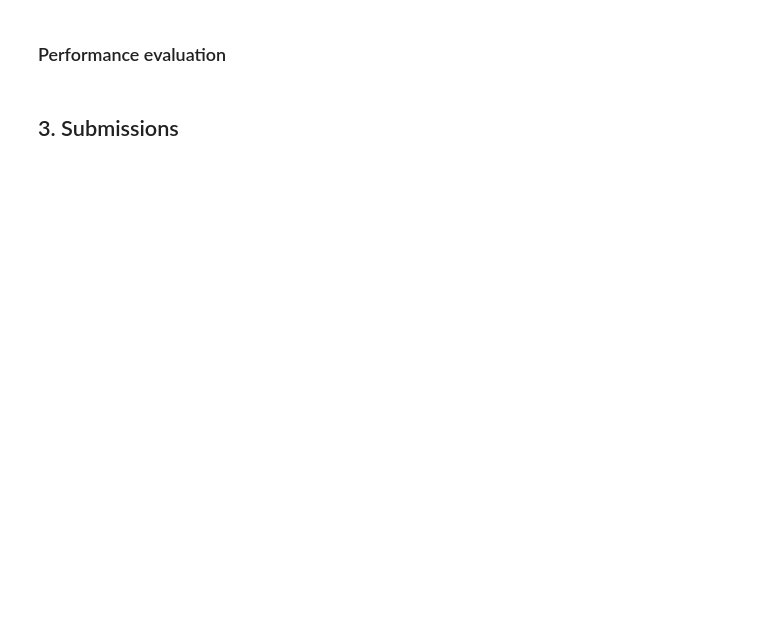
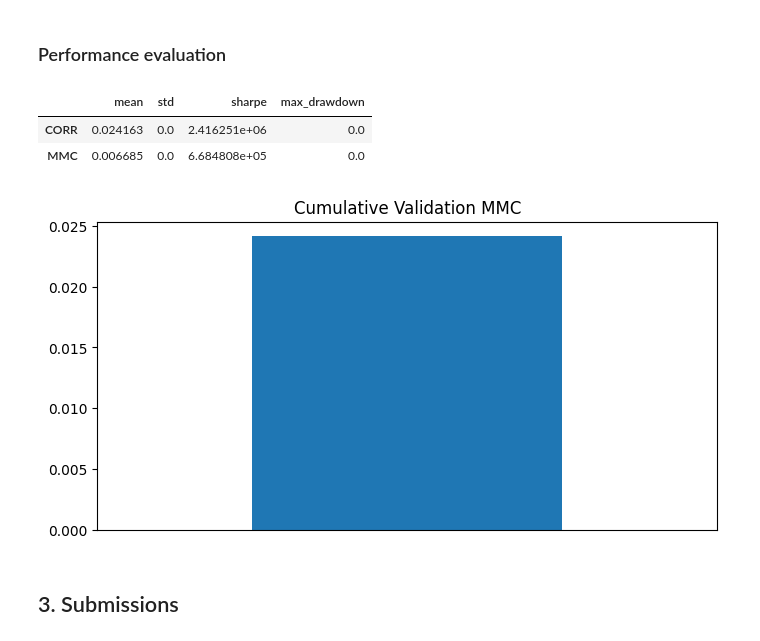
Before and after one commit to davidoggo/my-callback-page, a Jupyter notebook: hello_numerai.ipynb, the cells around one changed output. Drawn from its saved outputs; the diff is of its cells as text; code cells hidden in the pictures; blank space fills up the shorter version.

```diff
--- a/hello_numerai.ipynb
+++ b/hello_numerai.ipynb
@@ -498,41 +571,39 @@ validation[["era", "prediction", "target"]]
 # %% [markdown]
 ### Performance evaluation
 # %%
-# Performance evaluation con ensemble (CORR + MMC) — versione ripulita
+# Performance evaluation con ensemble (CORR + MMC) — versione corretta
 from numerai_tools.scoring import numerai_corr, correlation_contribution
 
 # scarica meta_model per le ere di validation
 napi.download_dataset("v4.3/meta_model.parquet", round_num=842)
 meta_model = pd.read_parquet("v4.3/meta_model.parquet")["numerai_meta_model"]
-
 validation["meta_model"] = meta_model.reindex(validation.index)
 
+def _corr_wrapper_val(x: pd.DataFrame) -> float:
+    v = numerai_corr(x[["prediction"]], x["target"])
+    if isinstance(v, pd.Series):
+        return float(v.values[0])
+    return float(v)
+
+def _mmc_wrapper_val(x: pd.DataFrame) -> float:
+    v = correlation_contribution(
+        x[["prediction"]],
+        x["meta_model"],
+        x["target"],
+    )
+    if isinstance(v, pd.Series):
+        return float(v.values[0])
+    return float(v)
+
 # CORR per era
-per_era_corr = validation.groupby("era", observed=True).apply(
-    lambda x: numerai_corr(
-        x[["prediction"]].dropna(),
-        x["target"].dropna()
-    ),
-    include_groups=False,
+per_era_corr_vals = validation.groupby("era", observed=True).apply(
+    _corr_wrapper_val,
 )
 
 # MMC per era
-per_era_mmc = validation.dropna().groupby("era", observed=True).apply(
-    lambda x: correlation_contribution(
-        x[["prediction"]],
-        x["meta_model"],
-        x["target"]
-    ),
-    include_groups=False,
+per_era_mmc_vals = validation.dropna().groupby("era", observed=True).apply(
+    _mmc_wrapper_val,
 )
-
-# convertiamo in float se necessario (numerai_corr / mmc possono dare Series)
-if isinstance(per_era_corr.iloc[0], pd.Series):
-    per_era_corr_vals = per_era_corr.apply(lambda s: float(s.values[0]))
-    per_era_mmc_vals = per_era_mmc.apply(lambda s: float(s.values[0]))
-else:
-    per_era_corr_vals = per_era_corr.astype(float)
-    per_era_mmc_vals = per_era_mmc.astype(float)
 
 # Plot per-era (CORR e MMC)
 per_era_corr_vals.plot(
@@ -540,7 +611,7 @@ per_era_corr_vals.plot(
     kind="bar",
     figsize=(8, 4),
     xticks=[],
-    legend=False
+    legend=False,
 )
 
 per_era_mmc_vals.plot(
@@ -548,47 +619,53 @@ per_era_mmc_vals.plot(
     kind="bar",
     figsize=(8, 4),
     xticks=[],
-    legend=False
+    legend=False,
 )
 
 # Plot cumulativo
 per_era_corr_vals.cumsum().plot(
     title="Cumulative Validation CORR",
     kind="line",
     figsize=(8, 4),
-    legend=False
+    legend=False,
 )
 
 per_era_mmc_vals.cumsum().plot(
     title="Cumulative Validation MMC",
     kind="line",
     figsize=(8, 4),
-    legend=False
+    legend=False,
 )
 
-# metriche riassuntive (numeri scalari, niente "prediction ... dtype: float64")
+# metriche riassuntive (numeri scalari)
 def summarize(series: pd.Series):
     series = series.astype(float)
-    mean = series.mean()
-    std = series.std(ddof=0)
+    mean = float(series.mean())
+    std = float(series.std(ddof=0))
     sharpe = mean / (std + 1e-8)
-    mdd = (series.cumsum().expanding(min_periods=1).max() - series.cumsum()).max()
+    mdd = float(
+        (series.cumsum().expanding(min_periods=1).max() - series.cumsum()).max()
+    )
     return mean, std, sharpe, mdd
 
 corr_mean, corr_std, corr_sharpe, corr_mdd = summarize(per_era_corr_vals)
 mmc_mean, mmc_std, mmc_sharpe, mmc_mdd = summarize(per_era_mmc_vals)
 
 metrics_df = pd.DataFrame(
     {
         "mean": [corr_mean, mmc_mean],
         "std": [corr_std, mmc_std],
         "sharpe": [corr_sharpe, mmc_sharpe],
         "max_drawdown": [corr_mdd, mmc_mdd],
     },
     index=["CORR", "MMC"],
 )
-
 metrics_df
+# %% [output]
+|  | mean | std | sharpe | max_drawdown |
+| CORR | 0.024163 | 0.0 | 2.416251e+06 | 0.0 |
+| MMC | 0.006685 | 0.0 | 6.684808e+05 | 0.0 |
+[figure, added]
 # %% [markdown]
 ## 3. Submissions
 # %%
```
Also changed, not shown: parts of 11 cells of this notebook.
